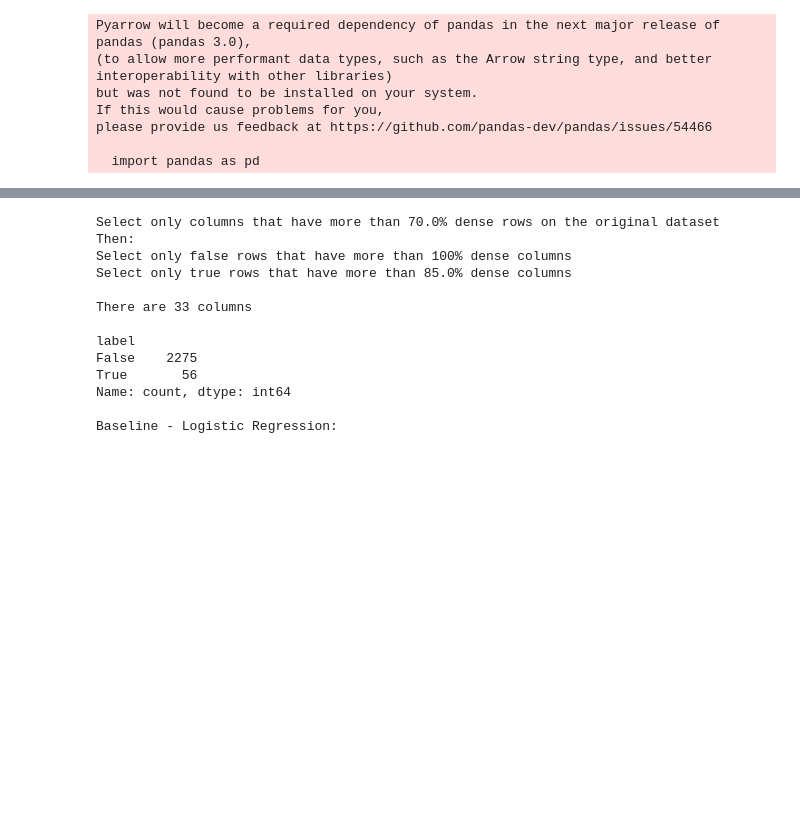
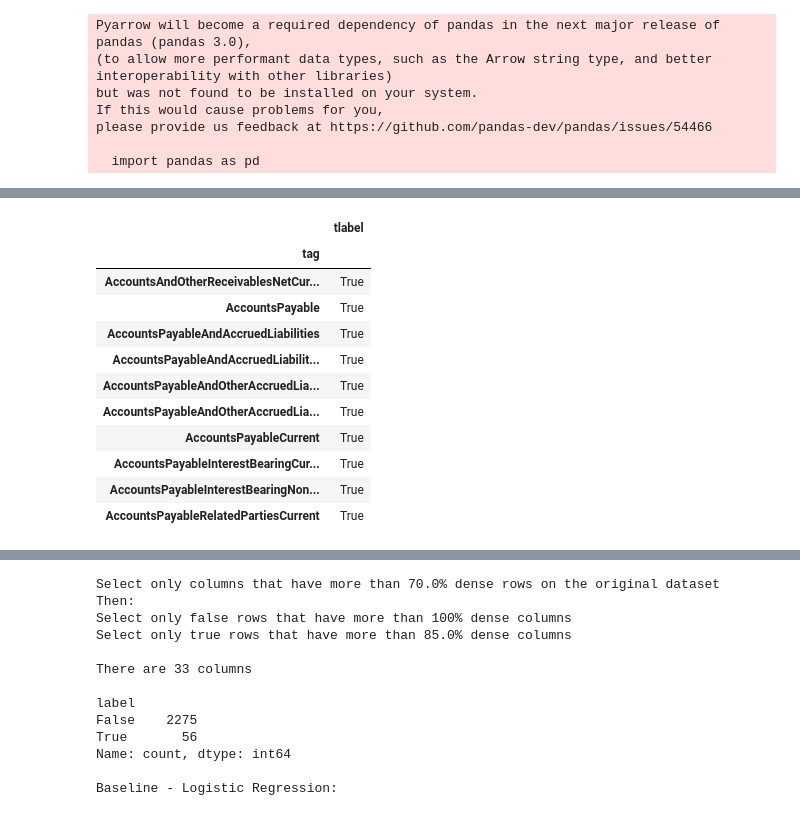
Before and after one commit to tejuuop/MABAD_for_bankruptcy_prediction, a Jupyter notebook: notebooks/eda.ipynb, the cells around one changed output, grey strips where cells are left out. Saved outputs shown, nothing was run; the diff lists cells and outputs as text; code cells hidden in the pictures; blank space fills up the shorter version.

```diff
--- a/notebooks/eda.ipynb
+++ b/notebooks/eda.ipynb
@@ -47,0 +63,16 @@ Baseline - Logistic Regression:
+# %%
+multiple_labels = tag_tlabel_mapping_subset.groupby('tag').count() > 1
+multiple_labels[multiple_labels.tlabel].head(10)
+# %% [output]
+|  | tlabel |
+| tag |  |
+| AccountsAndOtherReceivablesNetCur... | True |
+| AccountsPayable | True |
+| AccountsPayableAndAccruedLiabilities | True |
+| AccountsPayableAndAccruedLiabilit... | True |
+| AccountsPayableAndOtherAccruedLia... | True |
+| AccountsPayableAndOtherAccruedLia... | True |
+| AccountsPayableCurrent | True |
+| AccountsPayableInterestBearingCur... | True |
+| AccountsPayableInterestBearingNon... | True |
+| AccountsPayableRelatedPartiesCurrent | True |
```
Also changed, not shown: parts of 17 cells of this notebook, 6 other files.
